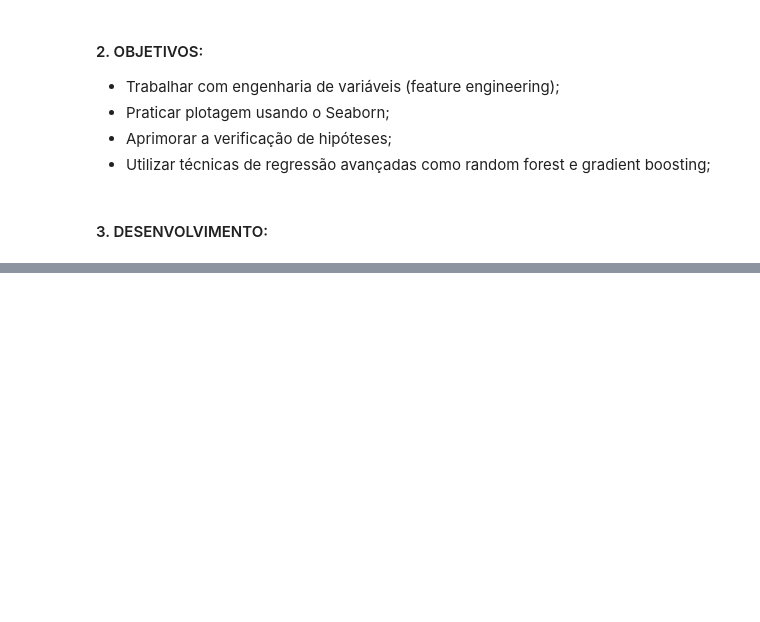
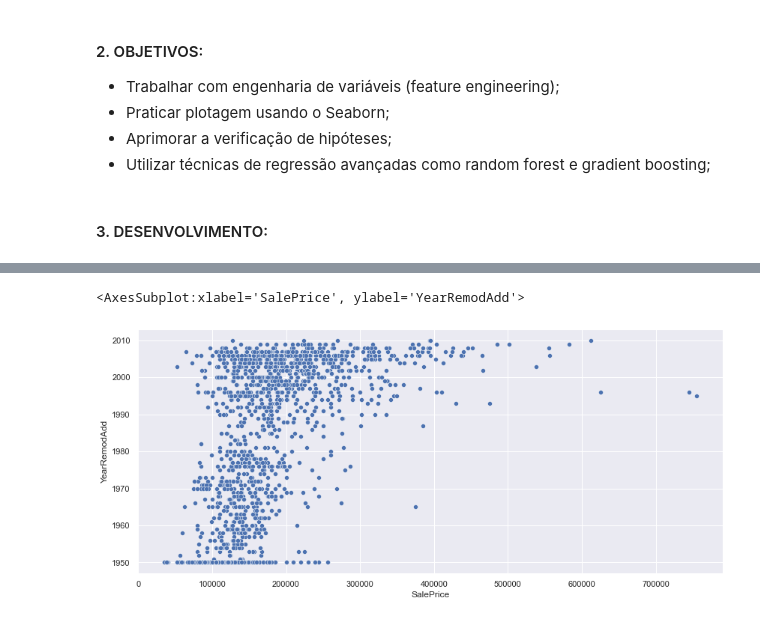
Before and after one commit to Rebeque/Python-Analysis, a Jupyter notebook: Preço de Casas - Técnicas de Regressão Avançadas - Kaggle.ipynb, the cells around one changed output, grey strips where cells are left out. Saved outputs shown, nothing was run; the diff lists cells and outputs as text; code cells hidden in the pictures; blank space fills up the shorter version.

```diff
--- a/Preço de Casas - Técnicas de Regressão Avançadas - Kaggle.ipynb
+++ b/Preço de Casas - Técnicas de Regressão Avançadas - Kaggle.ipynb
@@ -54,0 +333,5 @@ SyntaxError: invalid syntax (1711899963.py, line 3)
+# %%
+sns.scatterplot(x='SalePrice', y='YearRemodAdd', data=df)
+# %% [output]
+<AxesSubplot:xlabel='SalePrice', ylabel='YearRemodAdd'>
+[figure, added]
```
Also changed, not shown: parts of 36 cells of this notebook.
